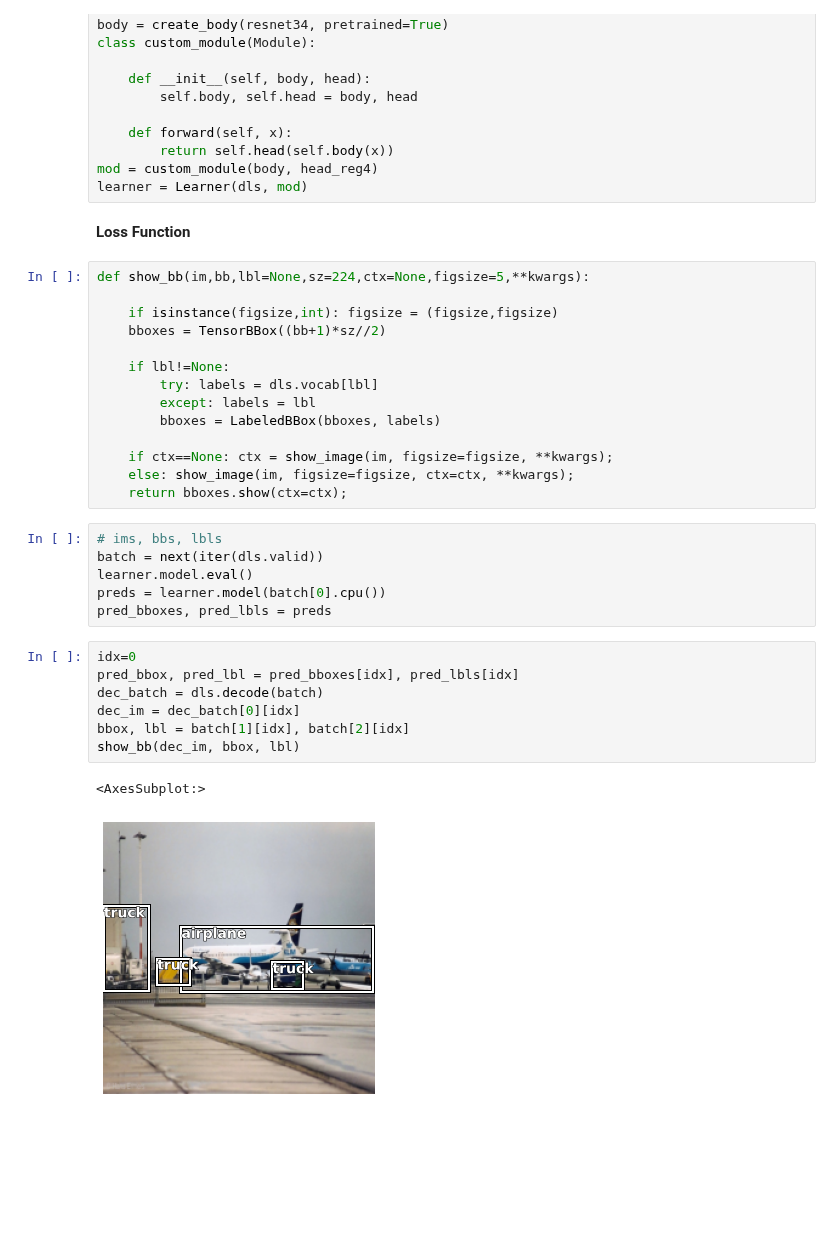
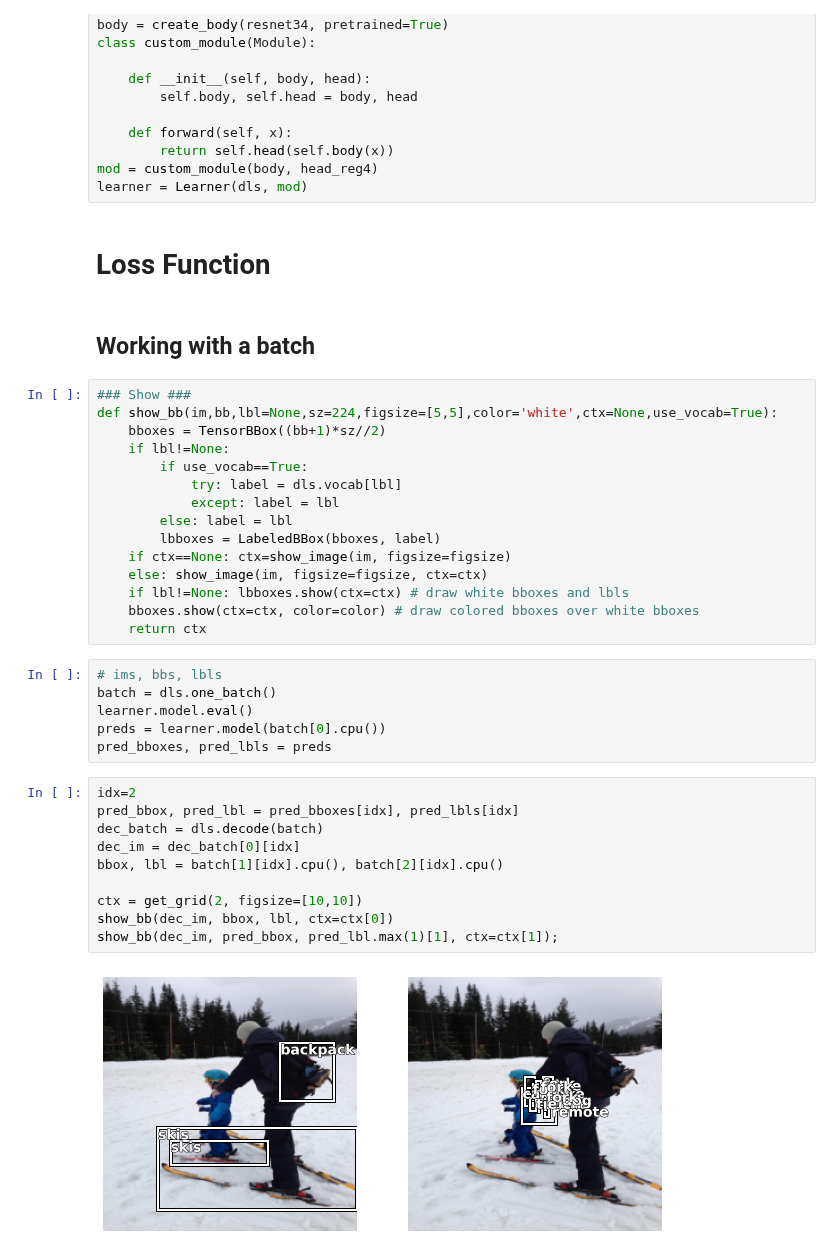
Before and after one commit to mccallion/rory, a Jupyter notebook: _20201027_bboxes_C2018_L9.ipynb, the cells around one changed output. Saved outputs shown, nothing was run; the diff lists cells and outputs as text; blank space fills up the shorter version.

```diff
--- a/_20201027_bboxes_C2018_L9.ipynb
+++ b/_20201027_bboxes_C2018_L9.ipynb
@@ -222,34 +211,39 @@ class custom_module(Module):
 mod = custom_module(body, head_reg4)
 learner = Learner(dls, mod)
 # %% [markdown]
-**Loss Function**
+# Loss Function
+# %% [markdown]
+## Working with a batch
 # %%
-def show_bb(im,bb,lbl=None,sz=224,ctx=None,figsize=5,**kwargs):
-
-    if isinstance(figsize,int): figsize = (figsize,figsize)
+### Show ###
+def show_bb(im,bb,lbl=None,sz=224,figsize=[5,5],color='white',ctx=None,use_vocab=True):
     bboxes = TensorBBox((bb+1)*sz//2)
-
     if lbl!=None:
-        try: labels = dls.vocab[lbl]
-        except: labels = lbl
-        bboxes = LabeledBBox(bboxes, labels)
-
-    if ctx==None: ctx = show_image(im, figsize=figsize, **kwargs);
-    else: show_image(im, figsize=figsize, ctx=ctx, **kwargs);
-    return bboxes.show(ctx=ctx);
+        if use_vocab==True:
+            try: label = dls.vocab[lbl]
+            except: label = lbl
+        else: label = lbl
+        lbboxes = LabeledBBox(bboxes, label)
+    if ctx==None: ctx=show_image(im, figsize=figsize)
+    else: show_image(im, figsize=figsize, ctx=ctx)
+    if lbl!=None: lbboxes.show(ctx=ctx) # draw white bboxes and lbls
+    bboxes.show(ctx=ctx, color=color) # draw colored bboxes over white bboxes
+    return ctx
 # %%
 # ims, bbs, lbls
-batch = next(iter(dls.valid))
+batch = dls.one_batch()
 learner.model.eval()
 preds = learner.model(batch[0].cpu())
 pred_bboxes, pred_lbls = preds
 # %%
-idx=0
+idx=2
 pred_bbox, pred_lbl = pred_bboxes[idx], pred_lbls[idx]
 dec_batch = dls.decode(batch)
 dec_im = dec_batch[0][idx]
-bbox, lbl = batch[1][idx], batch[2][idx]
-show_bb(dec_im, bbox, lbl)
+bbox, lbl = batch[1][idx].cpu(), batch[2][idx].cpu()
+
+ctx = get_grid(2, figsize=[10,10])
+show_bb(dec_im, bbox, lbl, ctx=ctx[0])
+show_bb(dec_im, pred_bbox, pred_lbl.max(1)[1], ctx=ctx[1]);
 # %% [output]
-<AxesSubplot:>
-[figure, old version]
+[figure, new version]
```
Also changed, not shown: parts of 24 cells of this notebook, 3 other files.
